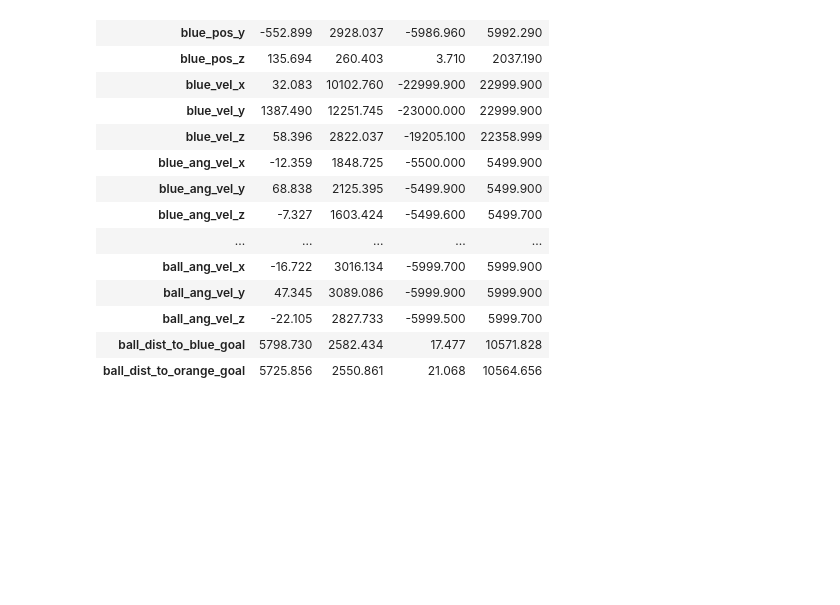
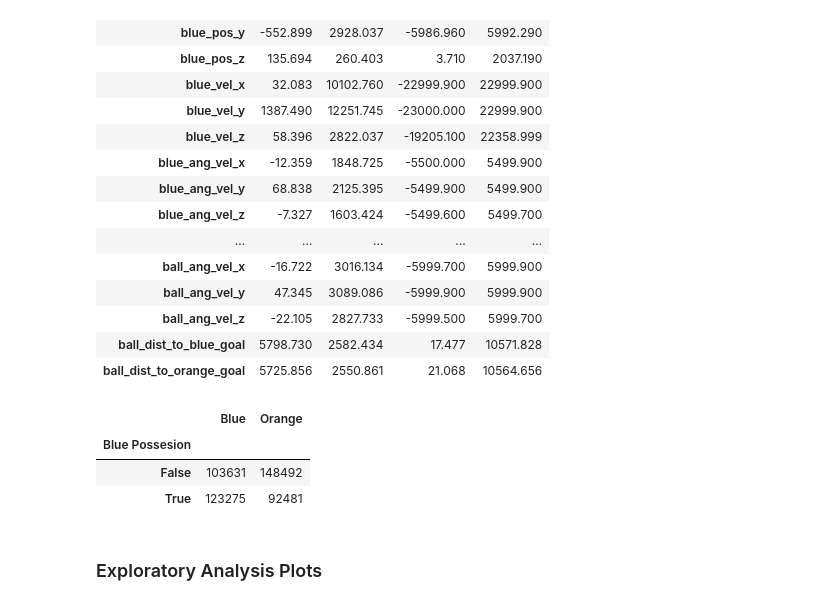
Before and after one commit to shughes1000/Rocket-League-Goal-Probability, a Jupyter notebook: feature_selection_version3.ipynb, the cells around one changed output. Saved outputs shown, nothing was run; the diff lists cells and outputs as text; code cells hidden in the pictures; blank space fills up the shorter version.

Commit message:
added plots for exploratory analysis

```diff
--- a/feature_selection_version3.ipynb
+++ b/feature_selection_version3.ipynb
@@ -258,3 +258,15 @@ X.describe().transpose()[["mean", "std", "min", "max"]].round(3)
 | ball_ang_vel_z | -22.105 | 2827.733 | -5999.500 | 5999.700 |
 | ball_dist_to_blue_goal | 5798.730 | 2582.434 | 17.477 | 10571.828 |
 | ball_dist_to_orange_goal | 5725.856 | 2550.861 | 21.068 | 10564.656 |
+# %%
+cm = pd.crosstab(df_train['blue_possesion'], df_train['game_next_goal'],
+                          rownames=['Blue Possesion'], colnames=['Goal Scoring Team'])
+cm.columns = ["Blue", "Orange"]
+cm
+# %% [output]
+|  | Blue | Orange |
+| Blue Possesion |  |  |
+| False | 103631 | 148492 |
+| True | 123275 | 92481 |
+# %% [markdown]
+### Exploratory Analysis Plots
```
Also changed, not shown: parts of 7 cells of this notebook.
